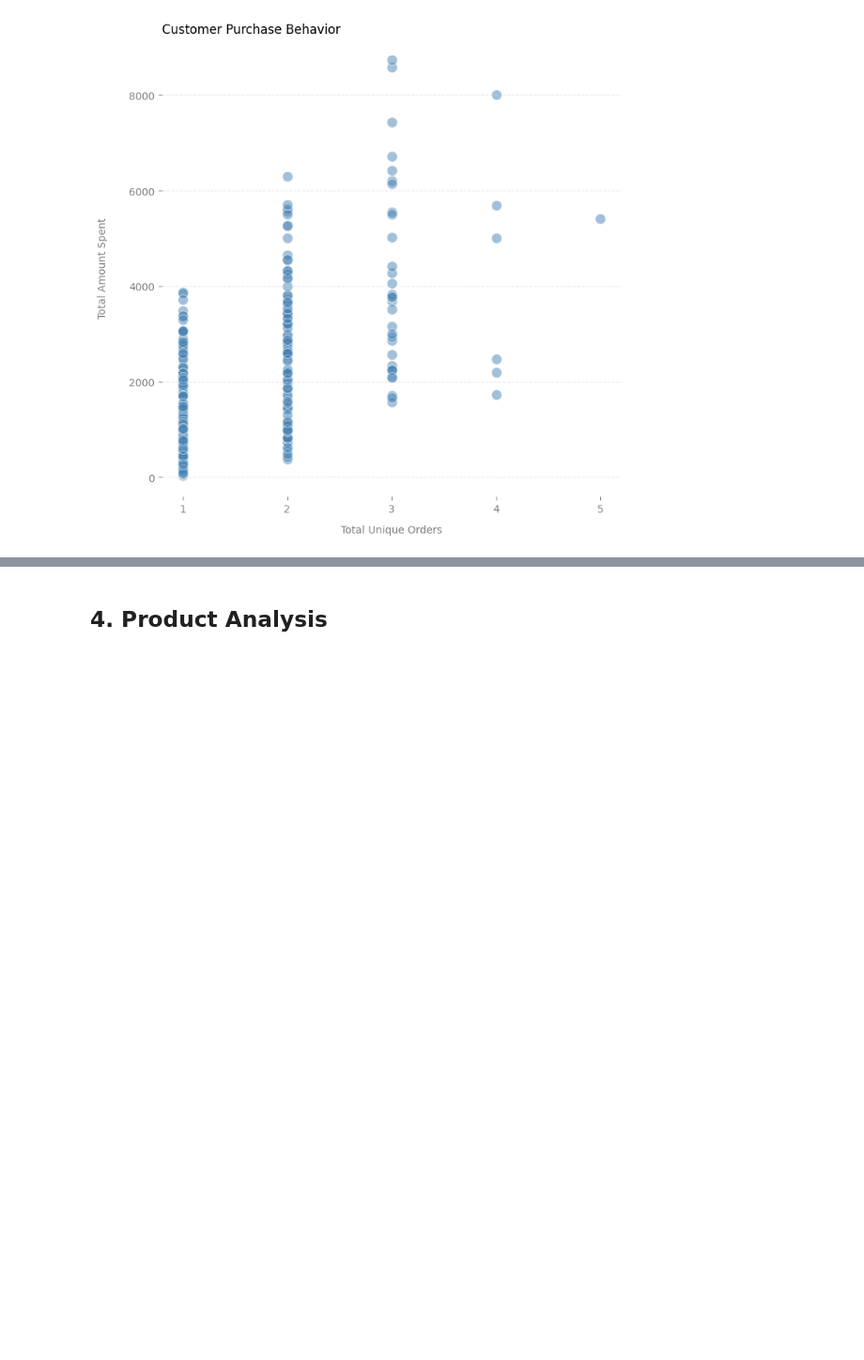
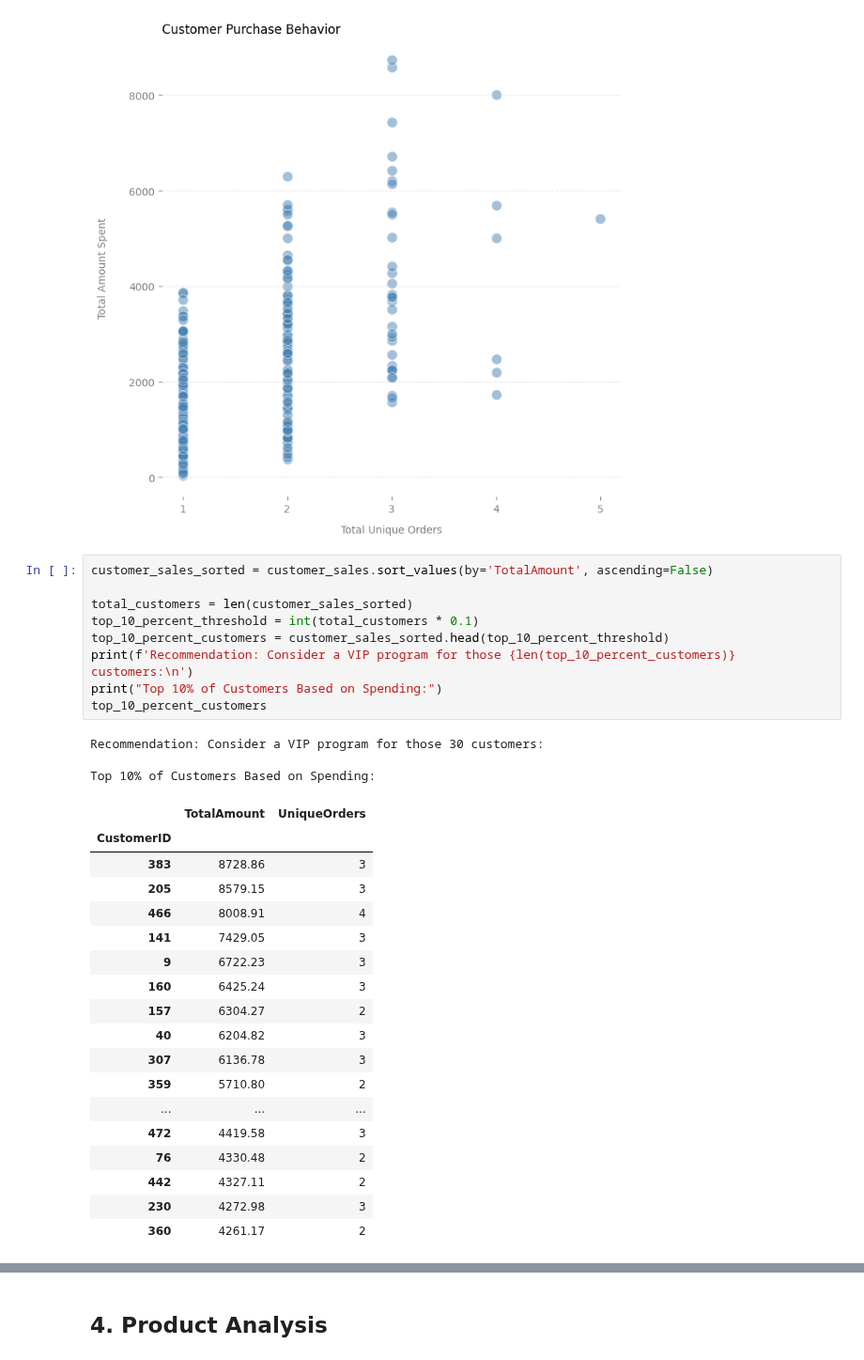
Before and after one commit to YuliaVK/Data-Analytics, a Jupyter notebook: EDA_Sales/notebooks/Sales_EDA.ipynb, the cells around one changed output, grey strips where cells are left out. Shown at 94% size. Cells and saved outputs as stored; diff of their text form; blank space fills up the shorter version.

```diff
--- a/EDA_Sales/notebooks/Sales_EDA.ipynb
+++ b/EDA_Sales/notebooks/Sales_EDA.ipynb
@@ -230,3 +230,34 @@ plt.xticks(range(1, max(customer_sales['UniqueOrders']) + 1))
 plt.show()
 # %% [output]
 [figure]
+# %%
+customer_sales_sorted = customer_sales.sort_values(by='TotalAmount', ascending=False)
+
+total_customers = len(customer_sales_sorted)
+top_10_percent_threshold = int(total_customers * 0.1)
+top_10_percent_customers = customer_sales_sorted.head(top_10_percent_threshold)
+print(f'Recommendation: Consider a VIP program for those {len(top_10_percent_customers)} customers:\n')
+print("Top 10% of Customers Based on Spending:")
+top_10_percent_customers
+# %% [output]
+Recommendation: Consider a VIP program for those 30 customers:
+
+Top 10% of Customers Based on Spending:
+|  | TotalAmount | UniqueOrders |
+| CustomerID |  |  |
+| 383 | 8728.86 | 3 |
+| 205 | 8579.15 | 3 |
+| 466 | 8008.91 | 4 |
+| 141 | 7429.05 | 3 |
+| 9 | 6722.23 | 3 |
+| 160 | 6425.24 | 3 |
+| 157 | 6304.27 | 2 |
+| 40 | 6204.82 | 3 |
+| 307 | 6136.78 | 3 |
+| 359 | 5710.80 | 2 |
+| ... | ... | ... |
+| 472 | 4419.58 | 3 |
+| 76 | 4330.48 | 2 |
+| 442 | 4327.11 | 2 |
+| 230 | 4272.98 | 3 |
+| 360 | 4261.17 | 2 |
```
Also changed, not shown: parts of 6 cells of this notebook.
